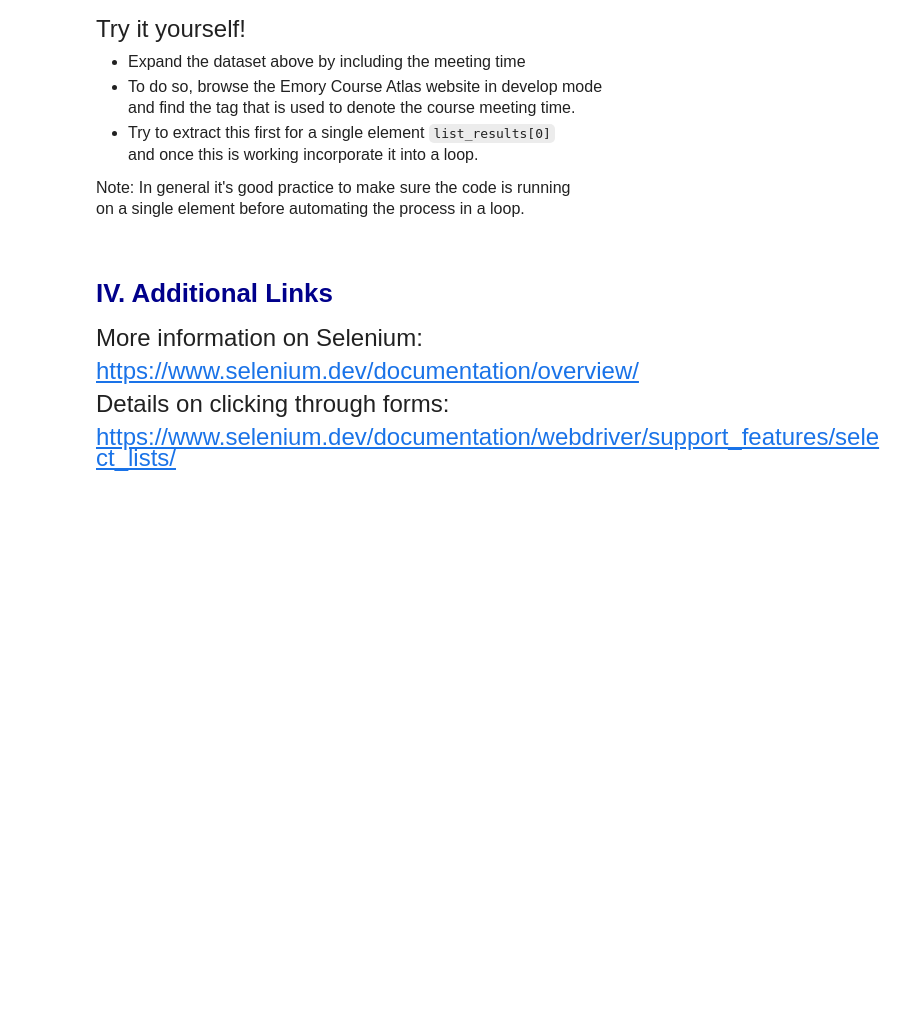
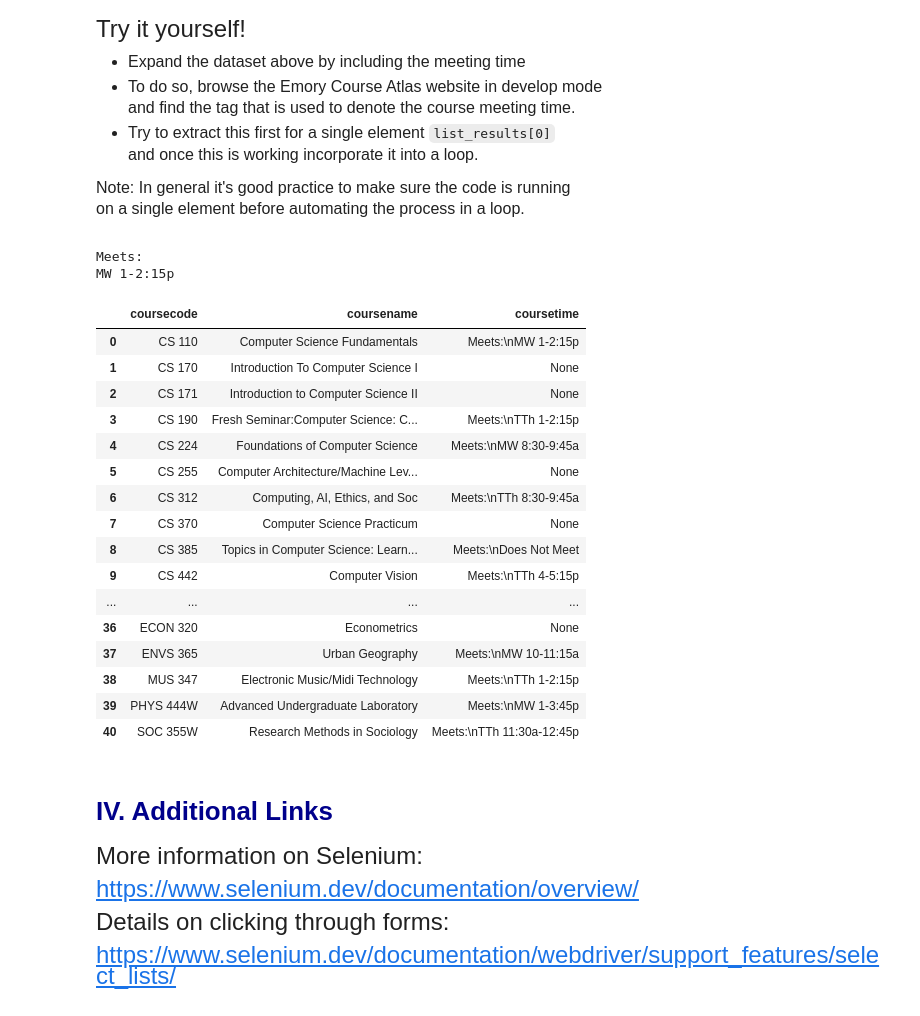
Before and after one commit to Yeahcola/datasci530fall2026, a Jupyter notebook: Lecture 06/Lecture 6d - Website Interaction.ipynb, the cells around one changed output. Drawn from its saved outputs; the diff is of its cells as text; code cells hidden in the pictures; blank space fills up the shorter version.

```diff
--- a/Lecture 06/Lecture 6d - Website Interaction.ipynb
+++ b/Lecture 06/Lecture 6d - Website Interaction.ipynb
@@ -286,6 +312,58 @@ Note: In general it's good practice to make sure the code is running <br>
 on a single element before automating the process in a loop.
 # %%
 # Write your own code
+
+emory_classtime  = list_results[0].find_element('xpath', './/span[@class="flex--grow"]').text
+
+print(emory_classtime)
+# %% [output]
+Meets:
+MW 1-2:15p
+# %%
+data = []
+for i in range(num_results):
+    # Extract data for a specific search results
+    # We use parenthesis to split the code into multiple lines to keep
+    # things organized.
+    emory_coursecode = (list_results[i]
+                        .find_element('xpath','.//span[@class = "result__code"] ') # . indicates the relative Xpath within the list
+                        .text)
+    emory_coursename  = (list_results[i]
+                        .find_element('xpath','.//span[@class = "result__title"] ')
+                        .text)
+    time_elements = list_results[i].find_elements(
+    'xpath',
+    './/span[@class="flex--grow"]')
+
+    emory_coursetime = time_elements[0].text if time_elements else None
+
+    # Append data as dictionary
+    data.append({"coursecode": emory_coursecode,
+                 "coursename": emory_coursename,
+                 "coursetime": emory_coursetime})
+
+# Convert to Pandas DataFrame
+data_df = pd.DataFrame(data)
+
+data_df
+# %% [output]
+|  | coursecode | coursename | coursetime |
+| 0 | CS 110 | Computer Science Fundamentals | Meets:\nMW 1-2:15p |
+| 1 | CS 170 | Introduction To Computer Science I | None |
+| 2 | CS 171 | Introduction to Computer Science II | None |
+| 3 | CS 190 | Fresh Seminar:Computer Science: C... | Meets:\nTTh 1-2:15p |
+| 4 | CS 224 | Foundations of Computer Science | Meets:\nMW 8:30-9:45a |
+| 5 | CS 255 | Computer Architecture/Machine Lev... | None |
+| 6 | CS 312 | Computing, AI, Ethics, and Soc | Meets:\nTTh 8:30-9:45a |
+| 7 | CS 370 | Computer Science Practicum | None |
+| 8 | CS 385 | Topics in Computer Science: Learn... | Meets:\nDoes Not Meet |
+| 9 | CS 442 | Computer Vision | Meets:\nTTh 4-5:15p |
+| ... | ... | ... | ... |
+| 36 | ECON 320 | Econometrics | None |
+| 37 | ENVS 365 | Urban Geography | Meets:\nMW 10-11:15a |
+| 38 | MUS 347 | Electronic Music/Midi Technology | Meets:\nTTh 1-2:15p |
+| 39 | PHYS 444W | Advanced Undergraduate Laboratory | Meets:\nMW 1-3:45p |
+| 40 | SOC 355W | Research Methods in Sociology | Meets:\nTTh 11:30a-12:45p |
 # %% [markdown]
 # <span style="color:darkblue"> IV. Additional Links </span>
 
```
Also changed, not shown: parts of 5 cells of this notebook, 1 other file.
